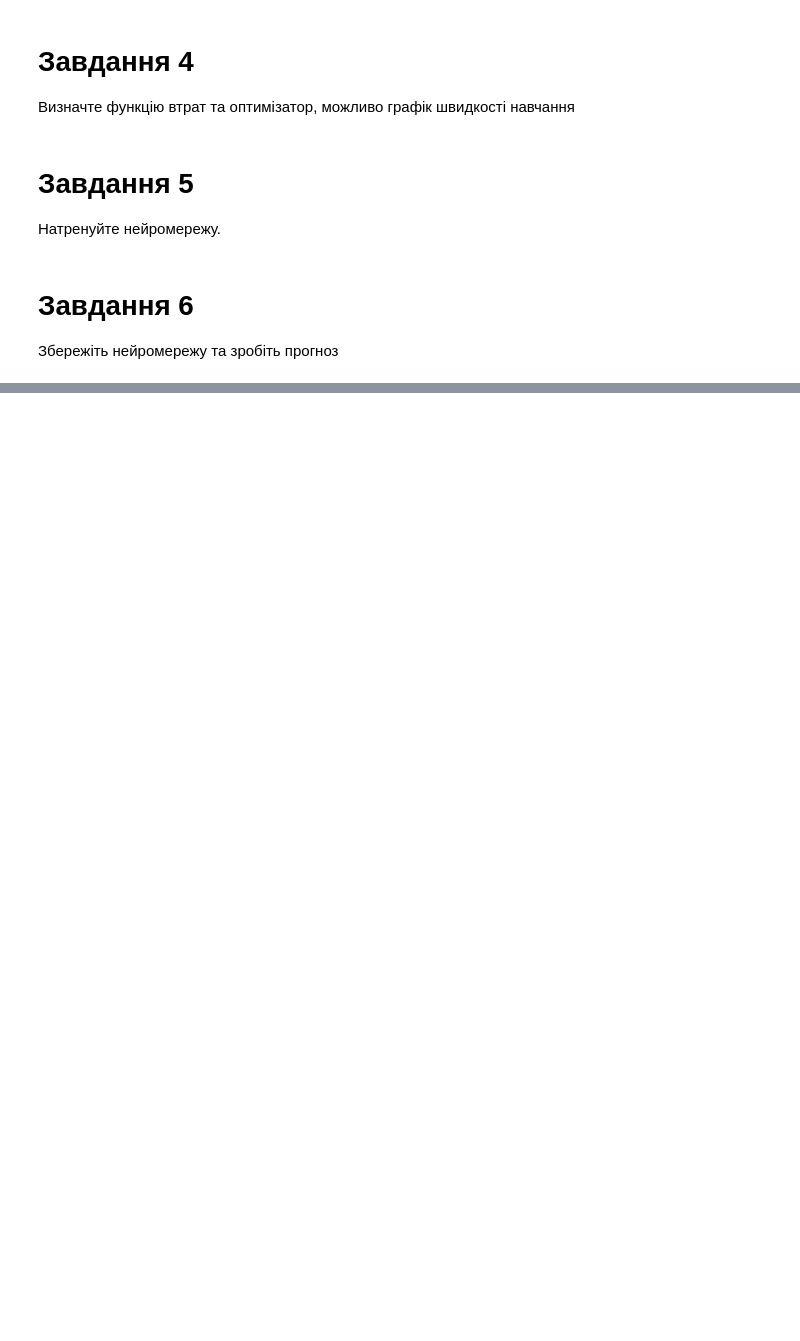
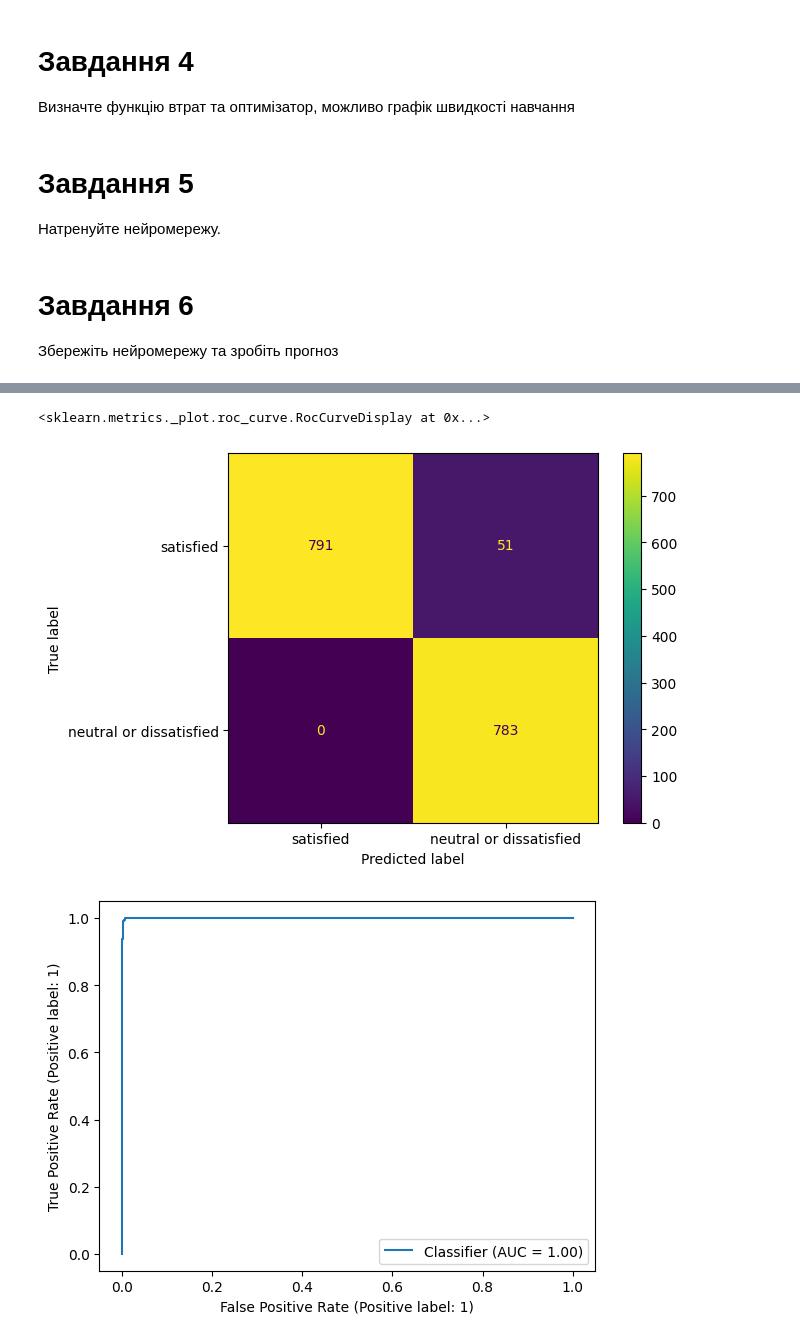
Before and after one commit to IrynaBarnych/AI14, a Jupyter notebook: module4/ДЗ_14.ipynb, the cells around one changed output, grey strips where cells are left out. Drawn from its saved outputs; the diff is of its cells as text; code cells hidden in the pictures; blank space fills up the shorter version.

```diff
--- a/module4/ДЗ_14.ipynb
+++ b/module4/ДЗ_14.ipynb
@@ -7,3 +5,8 @@ import pandas as pd
+# %%
+import pandas as pd
+import torch
+device = "cuda" if torch.cuda.is_available() else "cpu"
+torch.set_default_device(device)
 # %% [markdown]
 Дані про гриби
 
@@ -44,6 +48,35 @@ df.head()
 # %% [markdown]
 # Завдання 1
 Створіть клас Dataset для тренувальних та тестових даних
+# %%
+from torch.utils.data import Dataset
+from sklearn.model_selection import train_test_split
+
+class MyDataset(Dataset):
+    def __init__(self, X, y):
+      self.X = torch.FloatTensor(X.values)
+      self.y = torch.FloatTensor(y.values)
+      self.y = self.y.reshape(-1, 1)
+
+    def __len__(self):
+      return len(self.X)
+
+    def __getitem__(self, idx):
+      return self.X[idx], self.y[idx]
+
+# Create dataset object
+X = df.drop(columns=['class'])
+y = df['class']
+
+dataset = MyDataset(X, y)
+# %%
+X_train, X_test, y_train, y_test = train_test_split(X, y,
+                                                    train_size=0.8,
+                                                    random_state=42,
+                                                    stratify=y)
+
+dataset_train = MyDataset(X_train, y_train)
+dataset_test = MyDataset(X_test, y_test)
 # %% [markdown]
 # Завдання 2
 Створіть DataLoader
@@ -61,0 +491,15 @@ df.head()
+# %%
+from sklearn.metrics import ConfusionMatrixDisplay, RocCurveDisplay
+
+model = model.to('cpu')  # відключаємо від gpu
+y_pred = model.predict(X_test)
+
+ConfusionMatrixDisplay.from_predictions(y_test, y_pred.round(),
+                                        display_labels=['satisfied', 'neutral or dissatisfied'])
+plt.plot()
+
+RocCurveDisplay.from_predictions(y_test, y_pred, pos_label=1)
+# %% [output]
+<sklearn.metrics._plot.roc_curve.RocCurveDisplay at 0x...>
+[figure, added]
+[figure, added]
```
Also changed, not shown: parts of 14 cells of this notebook.
